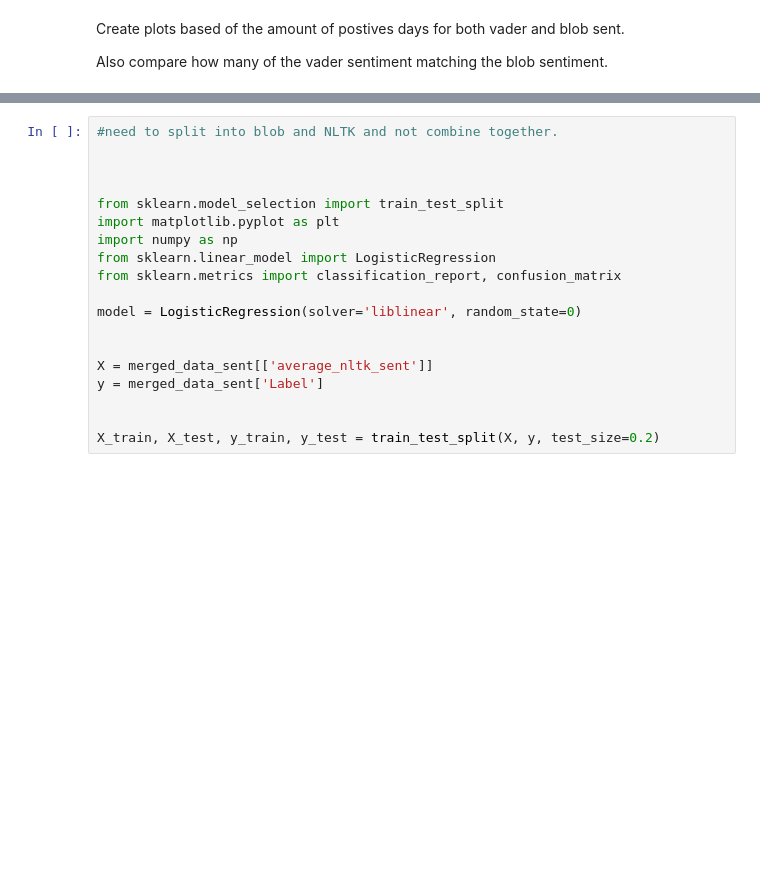
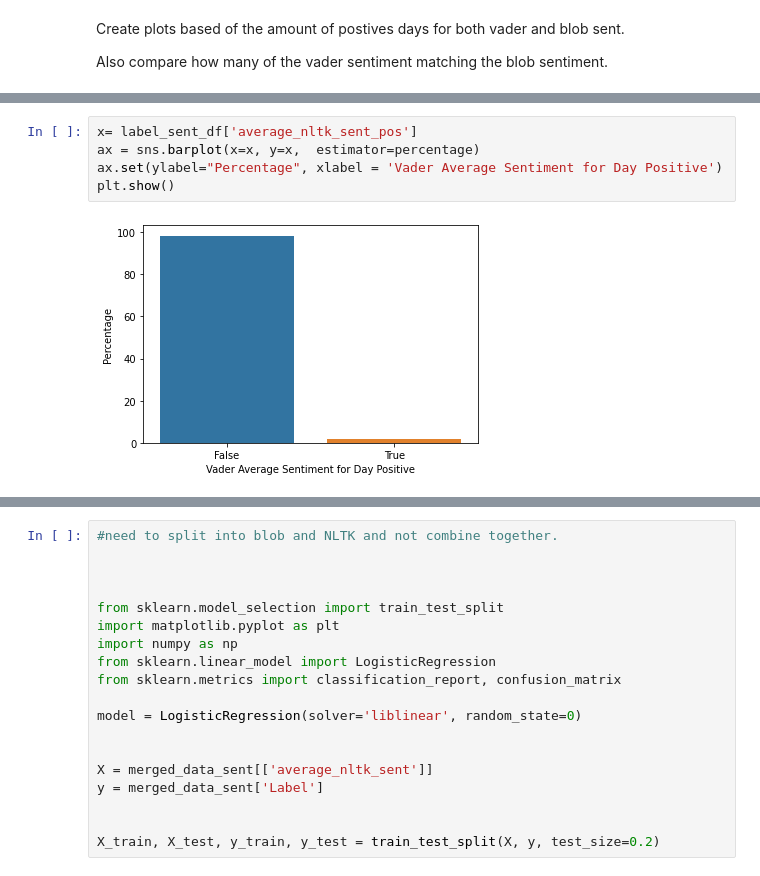
Before and after one commit to yuanfengli168/IMT575_DS, a Jupyter notebook: News_Headlines_And_Stock_Performance.ipynb, the cells around one changed output, grey strips where cells are left out. Drawn from its saved outputs; the diff is of its cells as text; blank space fills up the shorter version.

```diff
--- a/News_Headlines_And_Stock_Performance.ipynb
+++ b/News_Headlines_And_Stock_Performance.ipynb
@@ -802,0 +602,7 @@ See the caveats in the documentation: https://pandas.pydata.org/pandas-docs/stab
+# %%
+x= label_sent_df['average_nltk_sent_pos']
+ax = sns.barplot(x=x, y=x,  estimator=percentage)
+ax.set(ylabel="Percentage", xlabel = 'Vader Average Sentiment for Day Positive')
+plt.show()
+# %% [output]
+[figure, added]
```
Also changed, not shown: parts of 81 cells of this notebook.
